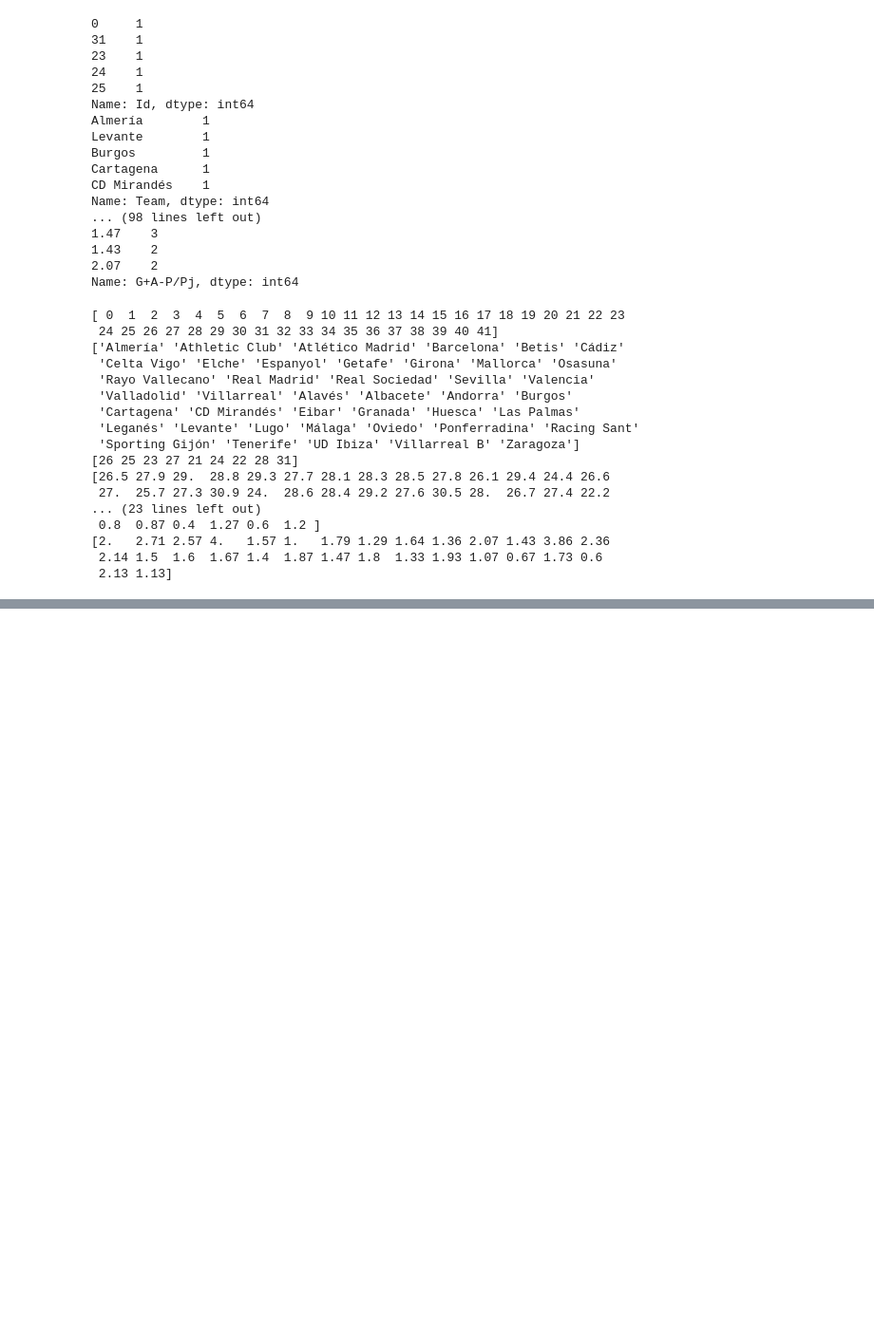
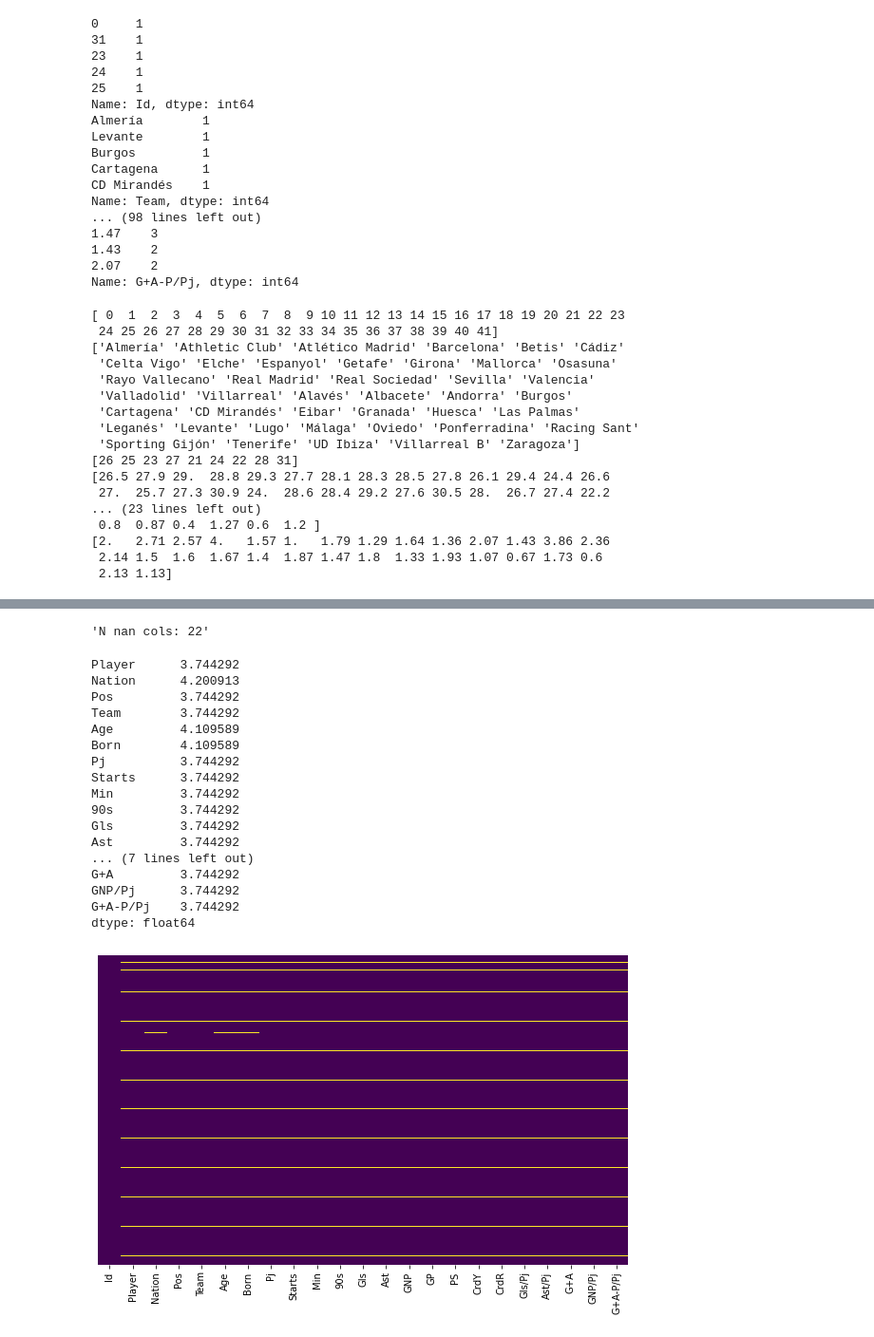
Before and after one commit to victorrmtz/Project-ETL, a Jupyter notebook: src/Limpiar.ipynb, the cells around one changed output, grey strips where cells are left out. Shown at 95% size. Drawn from its saved outputs; the diff is of its cells as text; code cells hidden in the pictures; blank space fills up the shorter version.

```diff
--- a/src/Limpiar.ipynb
+++ b/src/Limpiar.ipynb
@@ -233,0 +456,4 @@ fn.check_unique(team, team.columns)
+# %%
+player.columns = ['Id', 'Player', 'Nation', 'Pos', 'Team', 'Age', 'Born', 'Pj',
+       'Starts', 'Min', '90s', 'Gls', 'Ast', 'GNP', 'GP', 'PS', 'CrdY',
+       'CrdR', 'Gls/Pj', 'Ast/Pj', 'G+A', 'GNP/Pj', 'G+A-P/Pj']
@@ -233,0 +469,22 @@ fn.check_unique(team, team.columns)
+# %%
+fn.check_nan(player)
+# %% [output]
+'N nan cols: 22'
+Player      3.744292
+Nation      4.200913
+Pos         3.744292
+Team        3.744292
+Age         4.109589
+Born        4.109589
+Pj          3.744292
+Starts      3.744292
+Min         3.744292
+90s         3.744292
+Gls         3.744292
+Ast         3.744292
+... (7 lines left out)
+G+A         3.744292
+GNP/Pj      3.744292
+G+A-P/Pj    3.744292
+dtype: float64
+[figure, added]
```
Also changed, not shown: parts of 57 cells of this notebook, 1 other file.
